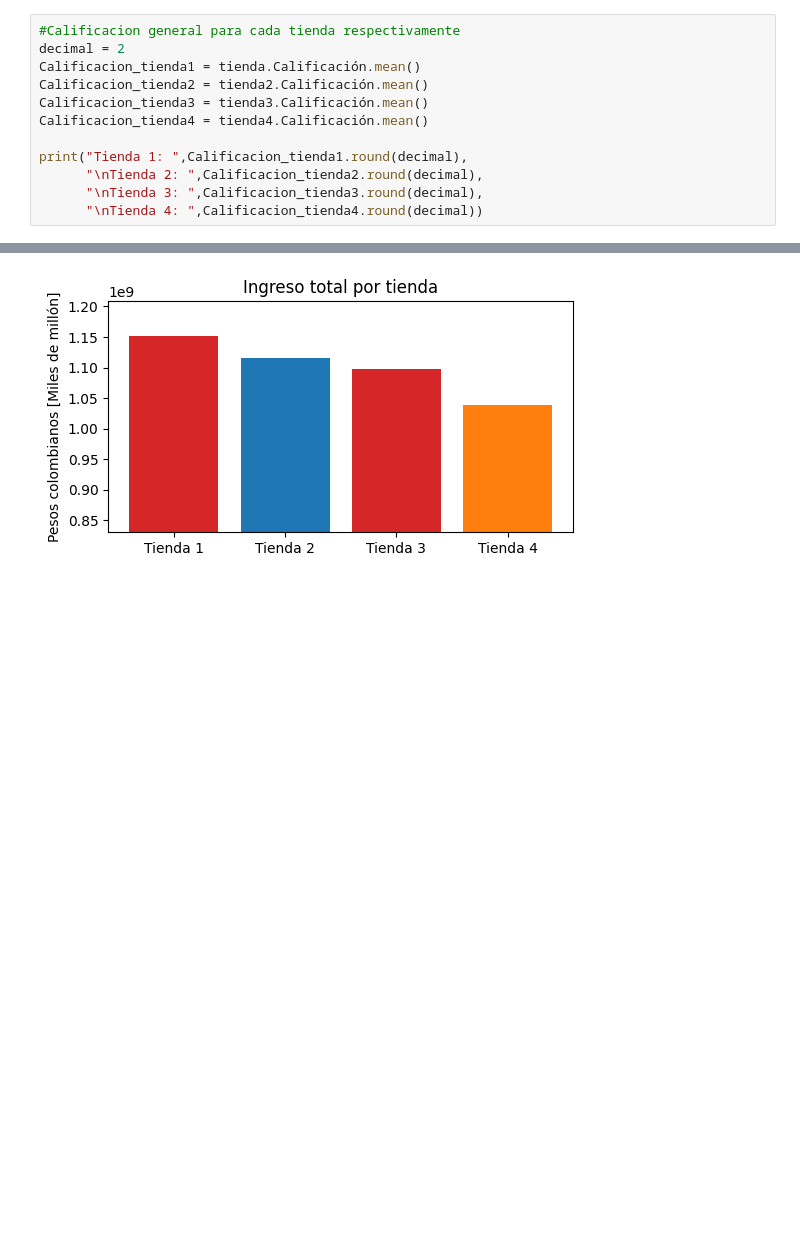
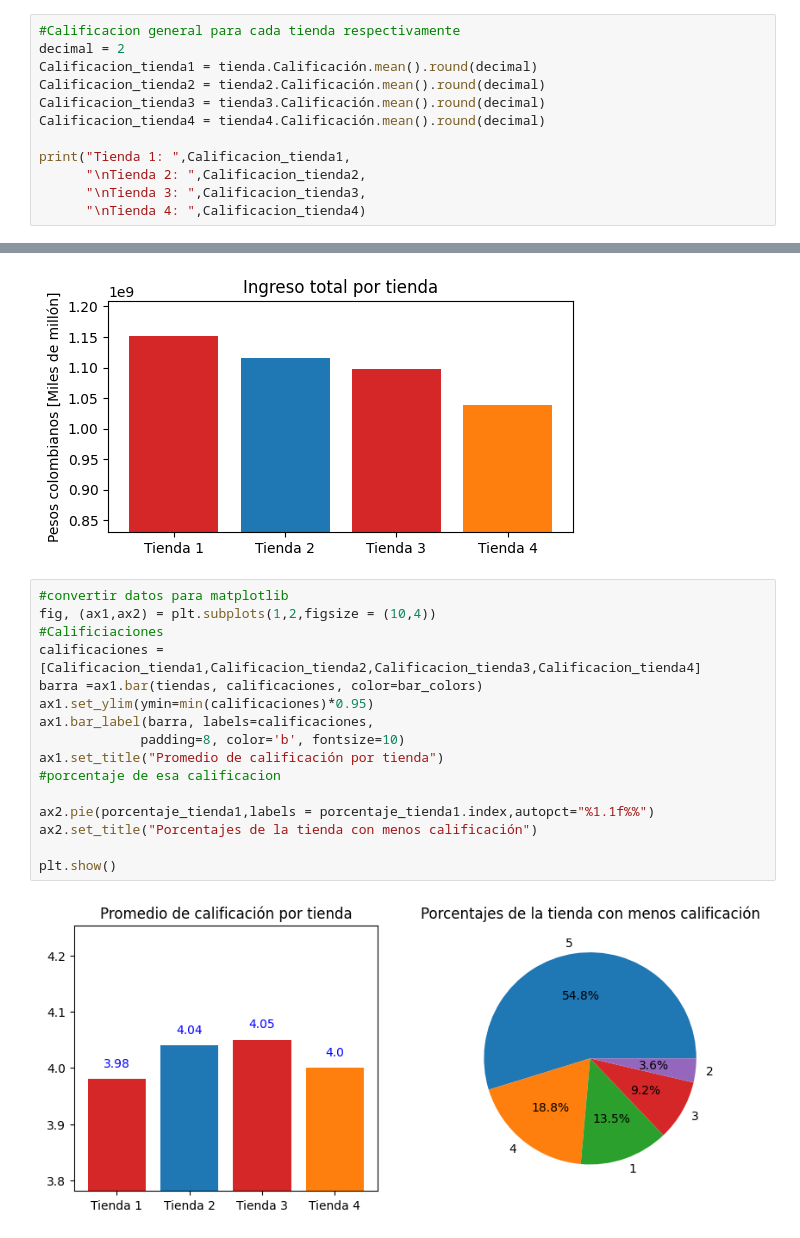
Before and after one commit to marmalux/portafolio_ciencia_datos, a Jupyter notebook: AluraStoreLatam.ipynb, the cells around one changed output, grey strips where cells are left out. Drawn from its saved outputs; the diff is of its cells as text; blank space fills up the shorter version.

```diff
--- a/AluraStoreLatam.ipynb
+++ b/AluraStoreLatam.ipynb
@@ -91,15 +91,15 @@ Name: proportion, dtype: float64
 # %%
 #Calificacion general para cada tienda respectivamente
 decimal = 2
-Calificacion_tienda1 = tienda.Calificación.mean()
-Calificacion_tienda2 = tienda2.Calificación.mean()
-Calificacion_tienda3 = tienda3.Calificación.mean()
-Calificacion_tienda4 = tienda4.Calificación.mean()
+Calificacion_tienda1 = tienda.Calificación.mean().round(decimal)
+Calificacion_tienda2 = tienda2.Calificación.mean().round(decimal)
+Calificacion_tienda3 = tienda3.Calificación.mean().round(decimal)
+Calificacion_tienda4 = tienda4.Calificación.mean().round(decimal)
 
-print("Tienda 1: ",Calificacion_tienda1.round(decimal),
-      "\nTienda 2: ",Calificacion_tienda2.round(decimal),
-      "\nTienda 3: ",Calificacion_tienda3.round(decimal),
-      "\nTienda 4: ",Calificacion_tienda4.round(decimal))
+print("Tienda 1: ",Calificacion_tienda1,
+      "\nTienda 2: ",Calificacion_tienda2,
+      "\nTienda 3: ",Calificacion_tienda3,
+      "\nTienda 4: ",Calificacion_tienda4)
 # %% [output]
 Tienda 1:  3.98
 Tienda 2:  4.04
@@ -236,3 +201,21 @@ plt.show()
 # %% [output]
 [np.float64(1150880400.0), np.float64(1116343500.0), np.float64(1098019600.0), np.float64(1038375700.0)]
 [figure]
+# %%
+#convertir datos para matplotlib
+fig, (ax1,ax2) = plt.subplots(1,2,figsize = (10,4))
+#Calificiaciones
+calificaciones = [Calificacion_tienda1,Calificacion_tienda2,Calificacion_tienda3,Calificacion_tienda4]
+barra =ax1.bar(tiendas, calificaciones, color=bar_colors)
+ax1.set_ylim(ymin=min(calificaciones)*0.95)
+ax1.bar_label(barra, labels=calificaciones,
+             padding=8, color='b', fontsize=10)
+ax1.set_title("Promedio de calificación por tienda")
+#porcentaje de esa calificacion
+
+ax2.pie(porcentaje_tienda1,labels = porcentaje_tienda1.index,autopct="%1.1f%%")
+ax2.set_title("Porcentajes de la tienda con menos calificación")
+
+plt.show()
+# %% [output]
+[figure, added]
```
Also changed, not shown: parts of 7 cells of this notebook.
